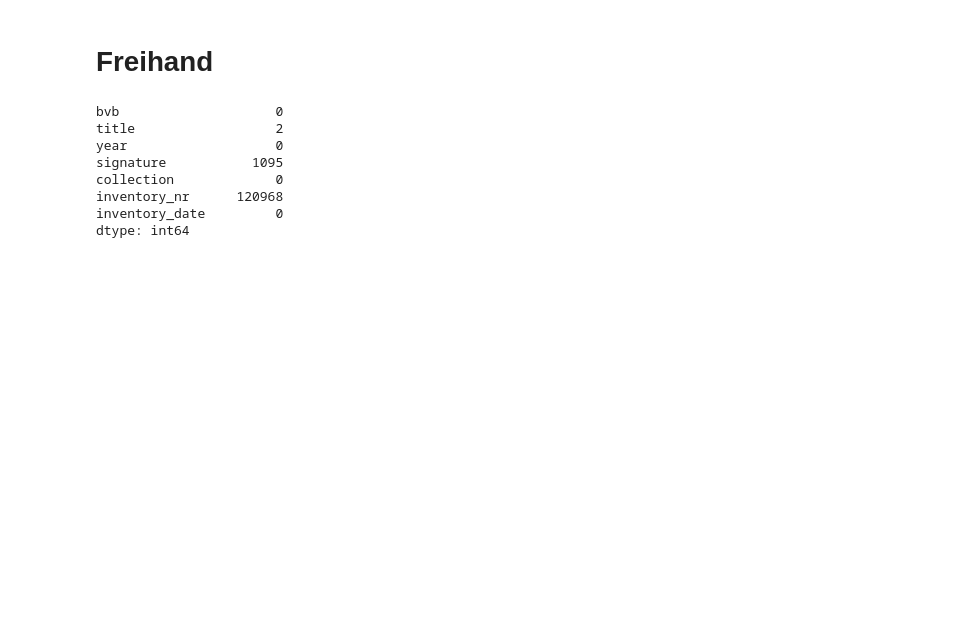
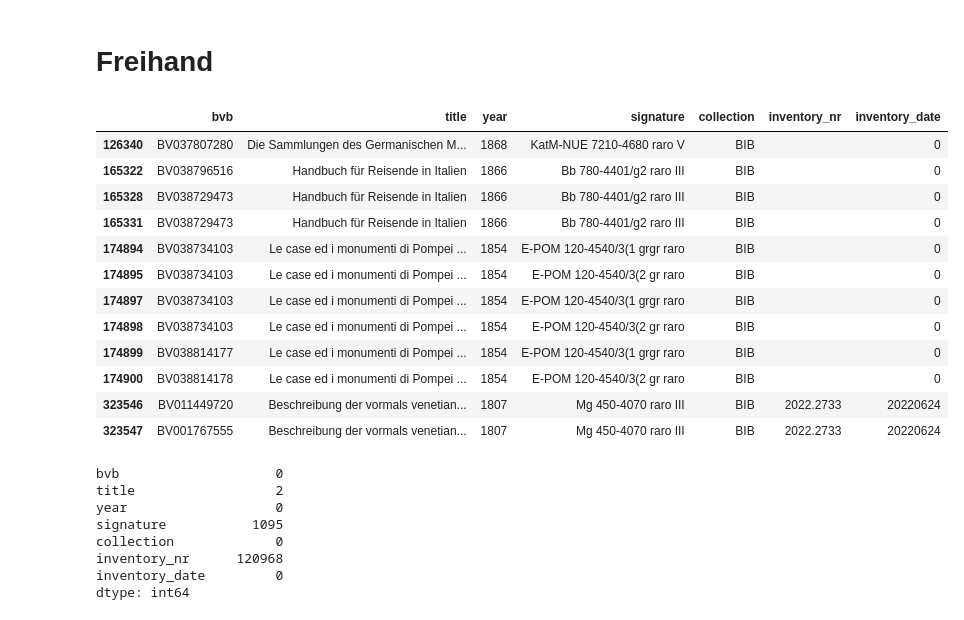
Before and after one commit to hanaCasey/BHVizData, a Jupyter notebook: statistics.ipynb, the cells around one changed output. Cells and saved outputs as stored; diff of their text form; code cells hidden in the pictures; blank space fills up the shorter version.

```diff
--- a/statistics.ipynb
+++ b/statistics.ipynb
@@ -79,6 +81,23 @@ plt.show()
 
 df_freihand = pd.read_csv('data/Freihand.csv', sep=';', header=0,
                           names = ['bvb', 'title', 'year', 'signature', 'collection', 'inventory_nr', 'inventory_date'])
+df_freihand = df_freihand.fillna('')
+# %%
+df_freihand[df_freihand.signature.str.contains('raro')]
+# %% [output]
+|  | bvb | title | year | signature | collection | inventory_nr | inventory_date |
+| 126340 | BV037807280 | Die Sammlungen des Germanischen M... | 1868 | KatM-NUE 7210-4680 raro V | BIB |  | 0 |
+| 165322 | BV038796516 | Handbuch für Reisende in Italien | 1866 | Bb 780-4401/g2 raro III | BIB |  | 0 |
+| 165328 | BV038729473 | Handbuch für Reisende in Italien | 1866 | Bb 780-4401/g2 raro III | BIB |  | 0 |
+| 165331 | BV038729473 | Handbuch für Reisende in Italien | 1866 | Bb 780-4401/g2 raro III | BIB |  | 0 |
+| 174894 | BV038734103 | Le case ed i monumenti di Pompei ... | 1854 | E-POM 120-4540/3(1 grgr raro | BIB |  | 0 |
+| 174895 | BV038734103 | Le case ed i monumenti di Pompei ... | 1854 | E-POM 120-4540/3(2 gr raro | BIB |  | 0 |
+| 174897 | BV038734103 | Le case ed i monumenti di Pompei ... | 1854 | E-POM 120-4540/3(1 grgr raro | BIB |  | 0 |
+| 174898 | BV038734103 | Le case ed i monumenti di Pompei ... | 1854 | E-POM 120-4540/3(2 gr raro | BIB |  | 0 |
+| 174899 | BV038814177 | Le case ed i monumenti di Pompei ... | 1854 | E-POM 120-4540/3(1 grgr raro | BIB |  | 0 |
+| 174900 | BV038814178 | Le case ed i monumenti di Pompei ... | 1854 | E-POM 120-4540/3(2 gr raro | BIB |  | 0 |
+| 323546 | BV011449720 | Beschreibung der vormals venetian... | 1807 | Mg 450-4070 raro III | BIB | 2022.2733 | 20220624 |
+| 323547 | BV001767555 | Beschreibung der vormals venetian... | 1807 | Mg 450-4070 raro III | BIB | 2022.2733 | 20220624 |
 # %%
 df_freihand.isna().sum()
 # %% [output]
```
Also changed, not shown: parts of 2 cells of this notebook, 5 other files.
